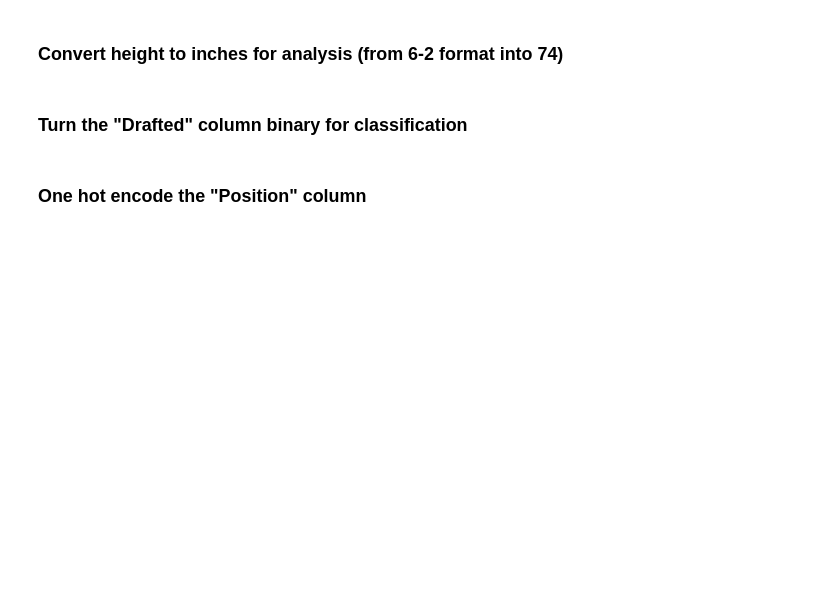
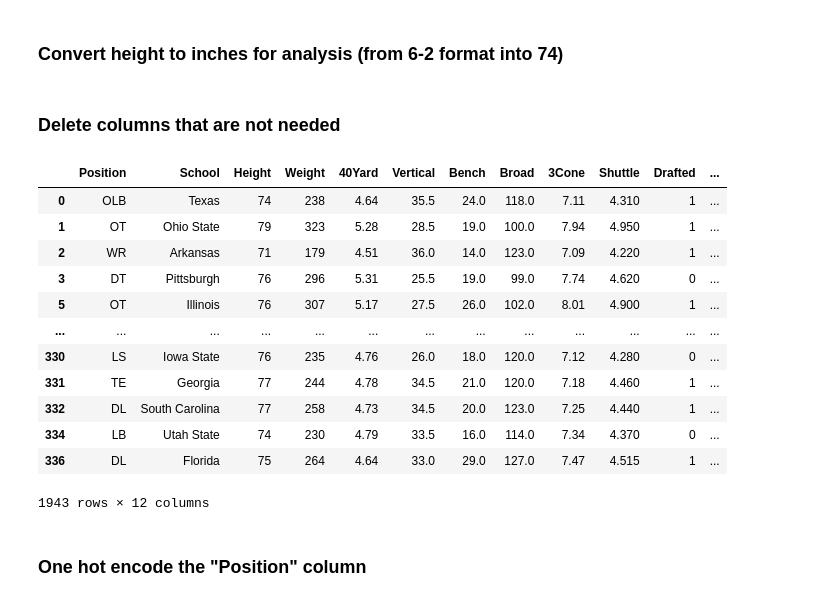
Before and after one commit to b-gar/NFL-Combine, a Jupyter notebook: combine.ipynb, the cells around one changed output. Saved outputs shown, nothing was run; the diff lists cells and outputs as text; code cells hidden in the pictures; blank space fills up the shorter version.

```diff
--- a/combine.ipynb
+++ b/combine.ipynb
@@ -232,5 +253,3 @@ df[['Feet','Inches']] = df['Height'].str.split('-', 1, expand=True)
 df.Feet = df.Feet.astype(int)
 df.Inches = df.Inches.astype(int)
 df['Height'] = (12 * df['Feet']) + df['Inches']
-# %% [markdown]
-### Turn the "Drafted" column binary for classification
@@ -238,0 +256,2 @@ df['Drafted'] = df['Drafted'].notnull().astype(int)
+# %% [markdown]
+### Delete columns that are not needed
@@ -239,2 +261,18 @@ df['Drafted'] = df['Drafted'].notnull().astype(int)
+# %%
+df
+# %% [output]
+|  | Position | School | Height | Weight | 40Yard | Vertical | Bench | Broad | 3Cone | Shuttle | Drafted | ... |
+| 0 | OLB | Texas | 74 | 238 | 4.64 | 35.5 | 24.0 | 118.0 | 7.11 | 4.310 | 1 | ... |
+| 1 | OT | Ohio State | 79 | 323 | 5.28 | 28.5 | 19.0 | 100.0 | 7.94 | 4.950 | 1 | ... |
+| 2 | WR | Arkansas | 71 | 179 | 4.51 | 36.0 | 14.0 | 123.0 | 7.09 | 4.220 | 1 | ... |
+| 3 | DT | Pittsburgh | 76 | 296 | 5.31 | 25.5 | 19.0 | 99.0 | 7.74 | 4.620 | 0 | ... |
+| 5 | OT | Illinois | 76 | 307 | 5.17 | 27.5 | 26.0 | 102.0 | 8.01 | 4.900 | 1 | ... |
+| ... | ... | ... | ... | ... | ... | ... | ... | ... | ... | ... | ... | ... |
+| 330 | LS | Iowa State | 76 | 235 | 4.76 | 26.0 | 18.0 | 120.0 | 7.12 | 4.280 | 0 | ... |
+| 331 | TE | Georgia | 77 | 244 | 4.78 | 34.5 | 21.0 | 120.0 | 7.18 | 4.460 | 1 | ... |
+| 332 | DL | South Carolina | 77 | 258 | 4.73 | 34.5 | 20.0 | 123.0 | 7.25 | 4.440 | 1 | ... |
+| 334 | LB | Utah State | 74 | 230 | 4.79 | 33.5 | 16.0 | 114.0 | 7.34 | 4.370 | 0 | ... |
+| 336 | DL | Florida | 75 | 264 | 4.64 | 33.0 | 29.0 | 127.0 | 7.47 | 4.515 | 1 | ... |
+1943 rows × 12 columns
 # %% [markdown]
 ### One hot encode the "Position" column
```
Also changed, not shown: parts of 30 cells of this notebook.
